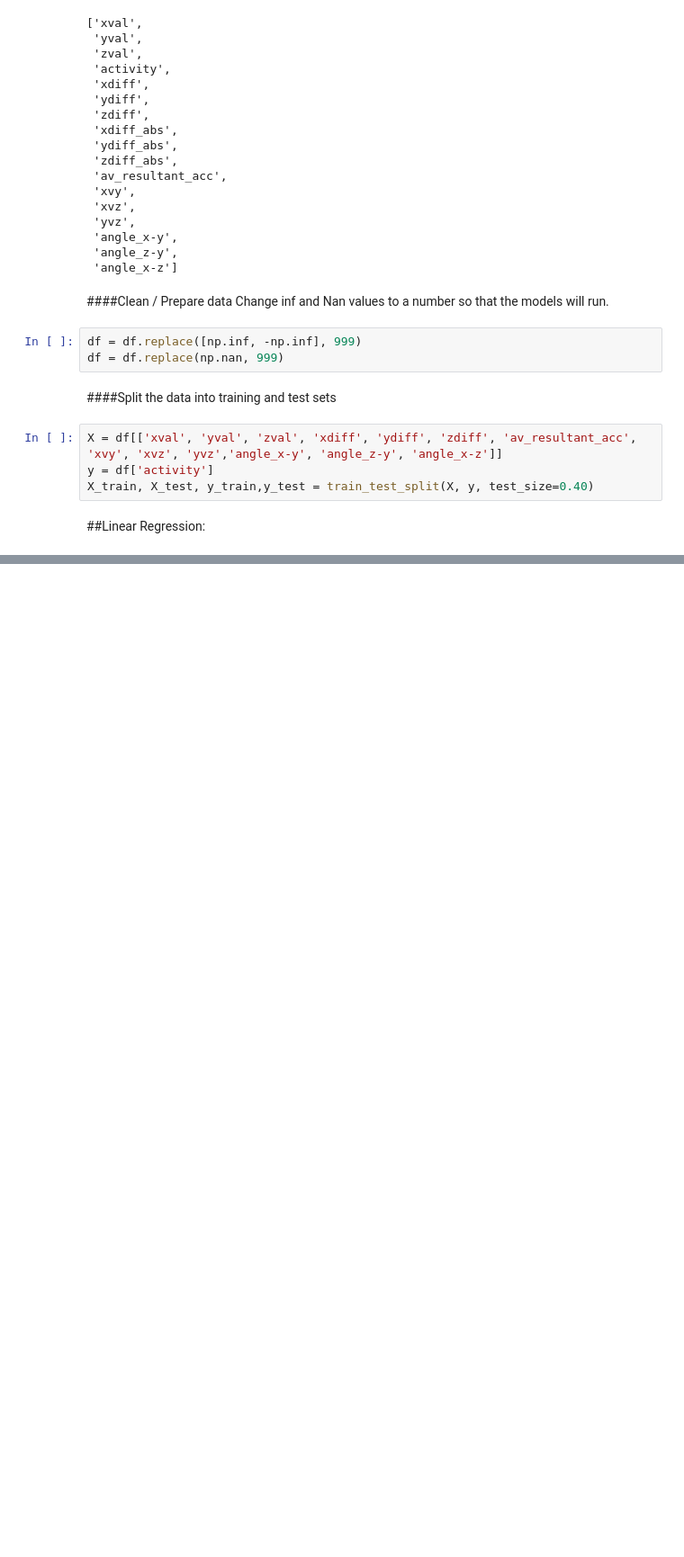
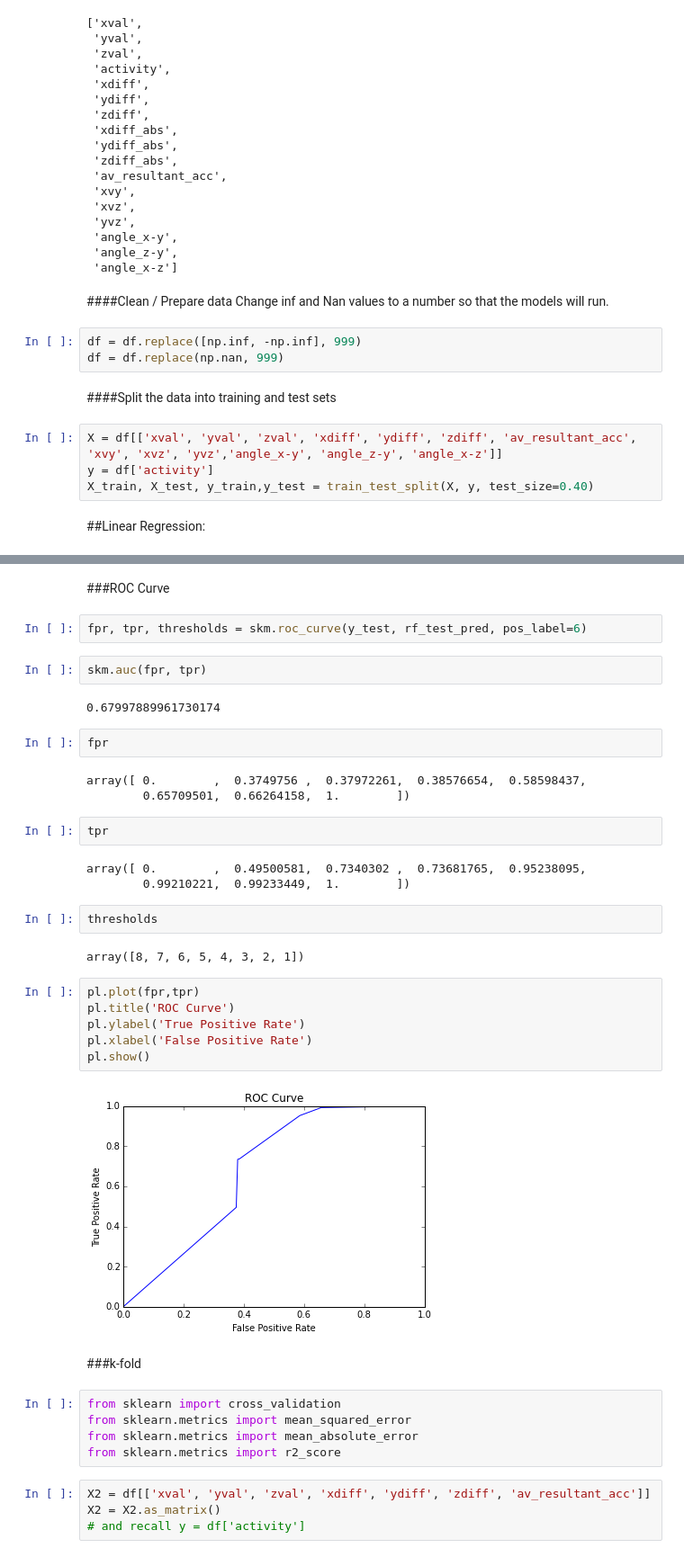
Before and after one commit to molliemarie/DS-Projects, a Jupyter notebook: Accelerometer/accelerometer2.ipynb, the cells around one changed output, grey strips where cells are left out. Shown at 90% size. Drawn from its saved outputs; the diff is of its cells as text; blank space fills up the shorter version.

```diff
--- a/Accelerometer/accelerometer2.ipynb
+++ b/Accelerometer/accelerometer2.ipynb
@@ -311,0 +536,41 @@ TypeError: Could not compare ['pinv'] with block values
+# %% [markdown]
+###ROC Curve
+# %%
+fpr, tpr, thresholds = skm.roc_curve(y_test, rf_test_pred, pos_label=6)
+# %%
+skm.auc(fpr, tpr)
+# %% [output]
+0.67997889961730174
+# %%
+fpr
+# %% [output]
+array([ 0.        ,  0.3749756 ,  0.37972261,  0.38576654,  0.58598437,
+        0.65709501,  0.66264158,  1.        ])
+# %%
+tpr
+# %% [output]
+array([ 0.        ,  0.49500581,  0.7340302 ,  0.73681765,  0.95238095,
+        0.99210221,  0.99233449,  1.        ])
+# %%
+thresholds
+# %% [output]
+array([8, 7, 6, 5, 4, 3, 2, 1])
+# %%
+pl.plot(fpr,tpr)
+pl.title('ROC Curve')
+pl.ylabel('True Positive Rate')
+pl.xlabel('False Positive Rate')
+pl.show()
+# %% [output]
+[figure, added]
+# %% [markdown]
+###k-fold
+# %%
+from sklearn import cross_validation
+from sklearn.metrics import mean_squared_error
+from sklearn.metrics import mean_absolute_error
+from sklearn.metrics import r2_score
+# %%
+X2 = df[['xval', 'yval', 'zval', 'xdiff', 'ydiff', 'zdiff', 'av_resultant_acc']]
+X2 = X2.as_matrix()
+# and recall y = df['activity']
```
Also changed, not shown: parts of 46 cells of this notebook.
